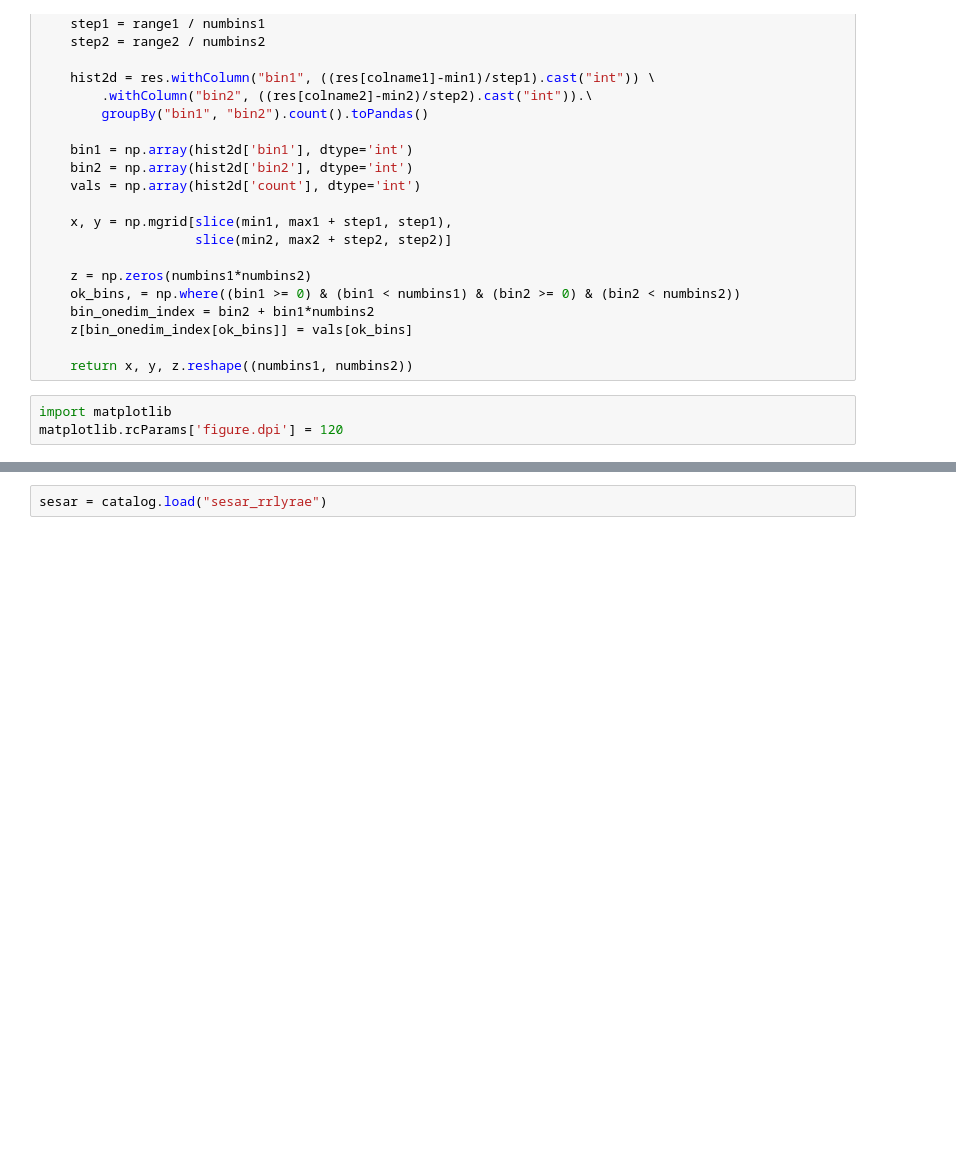
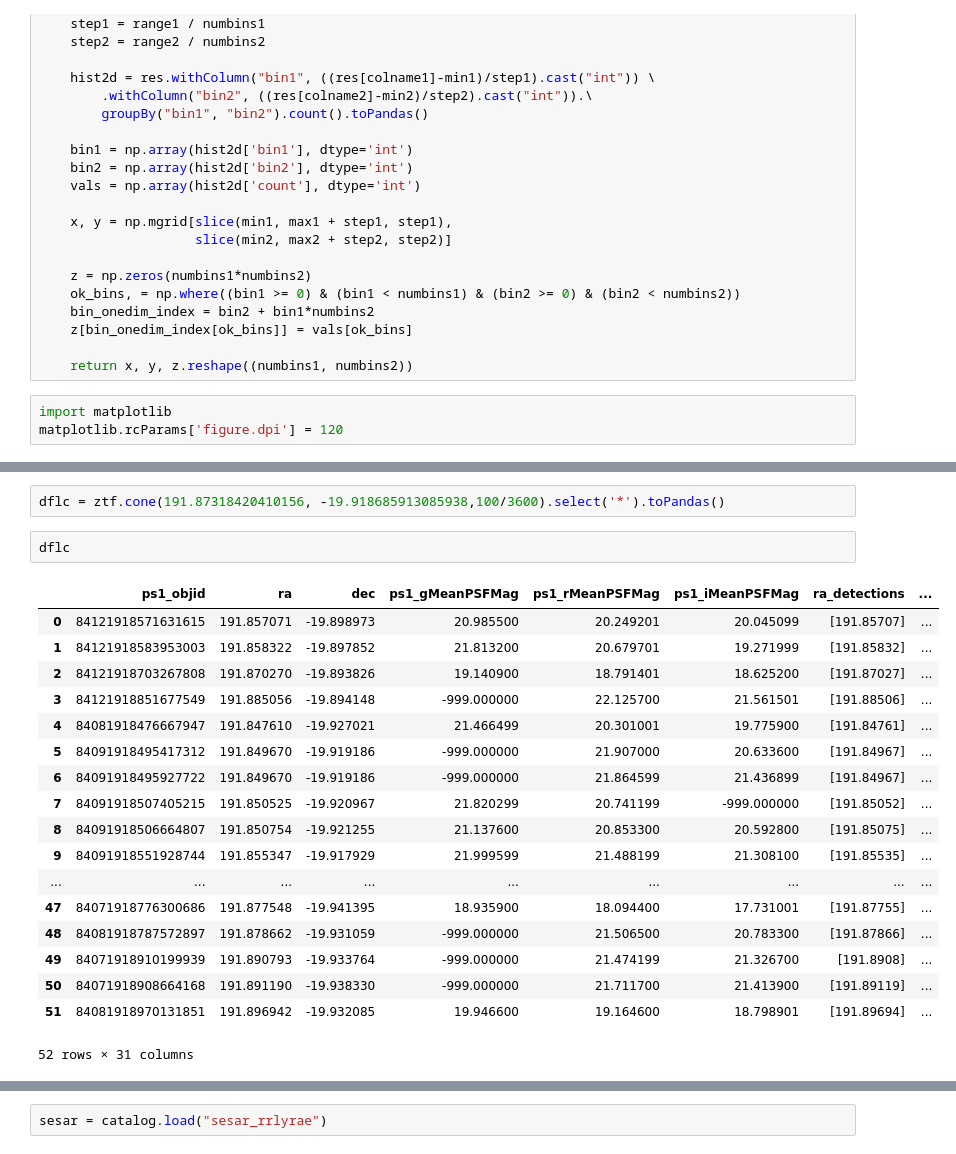
Before and after one commit to dirac-institute/ztf_axs_import, a Jupyter notebook: notebooks/ztf_dr7.ipynb, the cells around one changed output, grey strips where cells are left out. Cells and saved outputs as stored; diff of their text form; blank space fills up the shorter version.

```diff
--- a/notebooks/ztf_dr7.ipynb
+++ b/notebooks/ztf_dr7.ipynb
@@ -249,0 +292,23 @@ Text(0, 0.5, 'Dec')
+# %%
+dflc = ztf.cone(191.87318420410156, -19.918685913085938,100/3600).select('*').toPandas()
+# %%
+dflc
+# %% [output]
+|  | ps1_objid | ra | dec | ps1_gMeanPSFMag | ps1_rMeanPSFMag | ps1_iMeanPSFMag | ra_detections | ... |
+| 0 | 84121918571631615 | 191.857071 | -19.898973 | 20.985500 | 20.249201 | 20.045099 | [191.85707] | ... |
+| 1 | 84121918583953003 | 191.858322 | -19.897852 | 21.813200 | 20.679701 | 19.271999 | [191.85832] | ... |
+| 2 | 84121918703267808 | 191.870270 | -19.893826 | 19.140900 | 18.791401 | 18.625200 | [191.87027] | ... |
+| 3 | 84121918851677549 | 191.885056 | -19.894148 | -999.000000 | 22.125700 | 21.561501 | [191.88506] | ... |
+| 4 | 84081918476667947 | 191.847610 | -19.927021 | 21.466499 | 20.301001 | 19.775900 | [191.84761] | ... |
+| 5 | 84091918495417312 | 191.849670 | -19.919186 | -999.000000 | 21.907000 | 20.633600 | [191.84967] | ... |
+| 6 | 84091918495927722 | 191.849670 | -19.919186 | -999.000000 | 21.864599 | 21.436899 | [191.84967] | ... |
+| 7 | 84091918507405215 | 191.850525 | -19.920967 | 21.820299 | 20.741199 | -999.000000 | [191.85052] | ... |
+| 8 | 84091918506664807 | 191.850754 | -19.921255 | 21.137600 | 20.853300 | 20.592800 | [191.85075] | ... |
+| 9 | 84091918551928744 | 191.855347 | -19.917929 | 21.999599 | 21.488199 | 21.308100 | [191.85535] | ... |
+| ... | ... | ... | ... | ... | ... | ... | ... | ... |
+| 47 | 84071918776300686 | 191.877548 | -19.941395 | 18.935900 | 18.094400 | 17.731001 | [191.87755] | ... |
+| 48 | 84081918787572897 | 191.878662 | -19.931059 | -999.000000 | 21.506500 | 20.783300 | [191.87866] | ... |
+| 49 | 84071918910199939 | 191.890793 | -19.933764 | -999.000000 | 21.474199 | 21.326700 | [191.8908] | ... |
+| 50 | 84071918908664168 | 191.891190 | -19.938330 | -999.000000 | 21.711700 | 21.413900 | [191.89119] | ... |
+| 51 | 84081918970131851 | 191.896942 | -19.932085 | 19.946600 | 19.164600 | 18.798901 | [191.89694] | ... |
+52 rows × 31 columns
```
Also changed, not shown: parts of 23 cells of this notebook.
